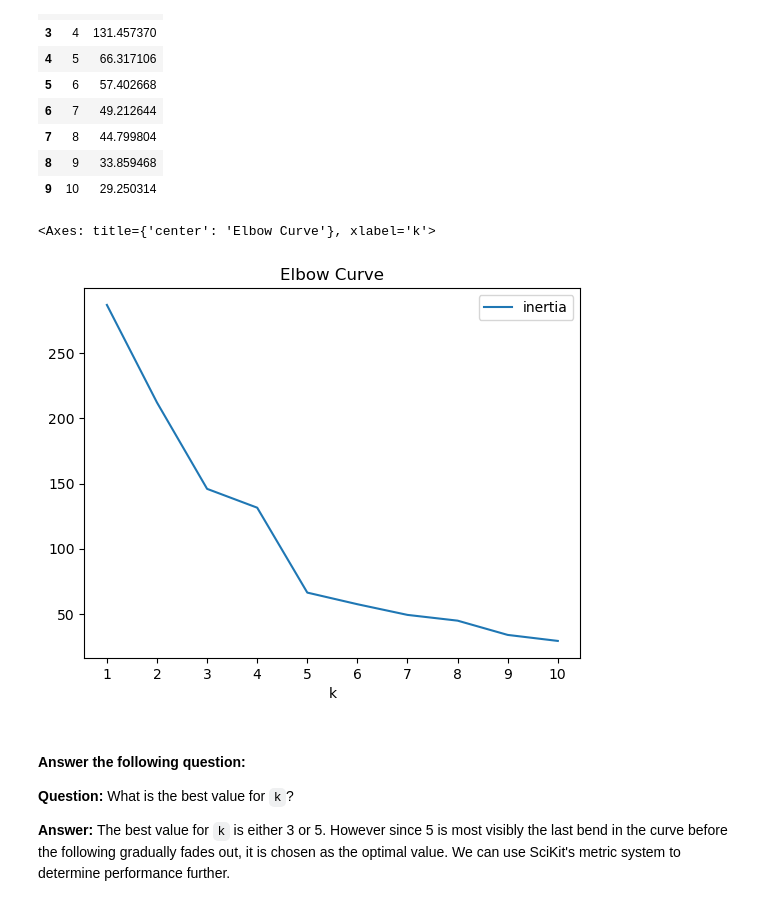
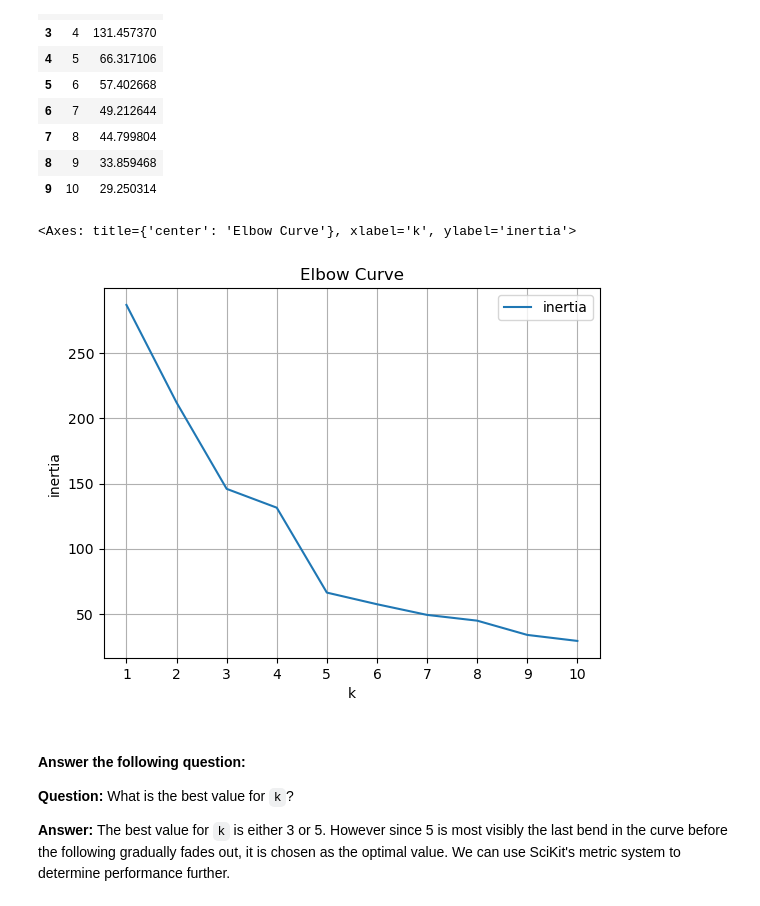
Before and after one commit to sin31415/CryptoClustering, a Jupyter notebook: Crypto_Clustering_starter_code.ipynb, the cells around one changed output. Saved outputs shown, nothing was run; the diff lists cells and outputs as text; code cells hidden in the pictures.

```diff
--- a/Crypto_Clustering_starter_code.ipynb
+++ b/Crypto_Clustering_starter_code.ipynb
@@ -139,10 +141,10 @@ elbow_data_df
 # %%
 # Plot a line chart with all the inertia values computed with
 # the different values of k to visually identify the optimal value for k.
-elbow_data_df.plot.line(x='k', y='inertia', xticks=k, title='Elbow Curve')
+elbow_data_df.plot.line(x='k', y='inertia', ylabel='inertia', xticks=k, title='Elbow Curve', grid=True)
 # %% [output]
-<Axes: title={'center': 'Elbow Curve'}, xlabel='k'>
+<Axes: title={'center': 'Elbow Curve'}, xlabel='k', ylabel='inertia'>
-[figure, old version]
+[figure, new version]
 # %% [markdown]
 #### Answer the following question:
 **Question:** What is the best value for `k`?
```
Also changed, not shown: parts of 12 cells of this notebook, 1 other file.
